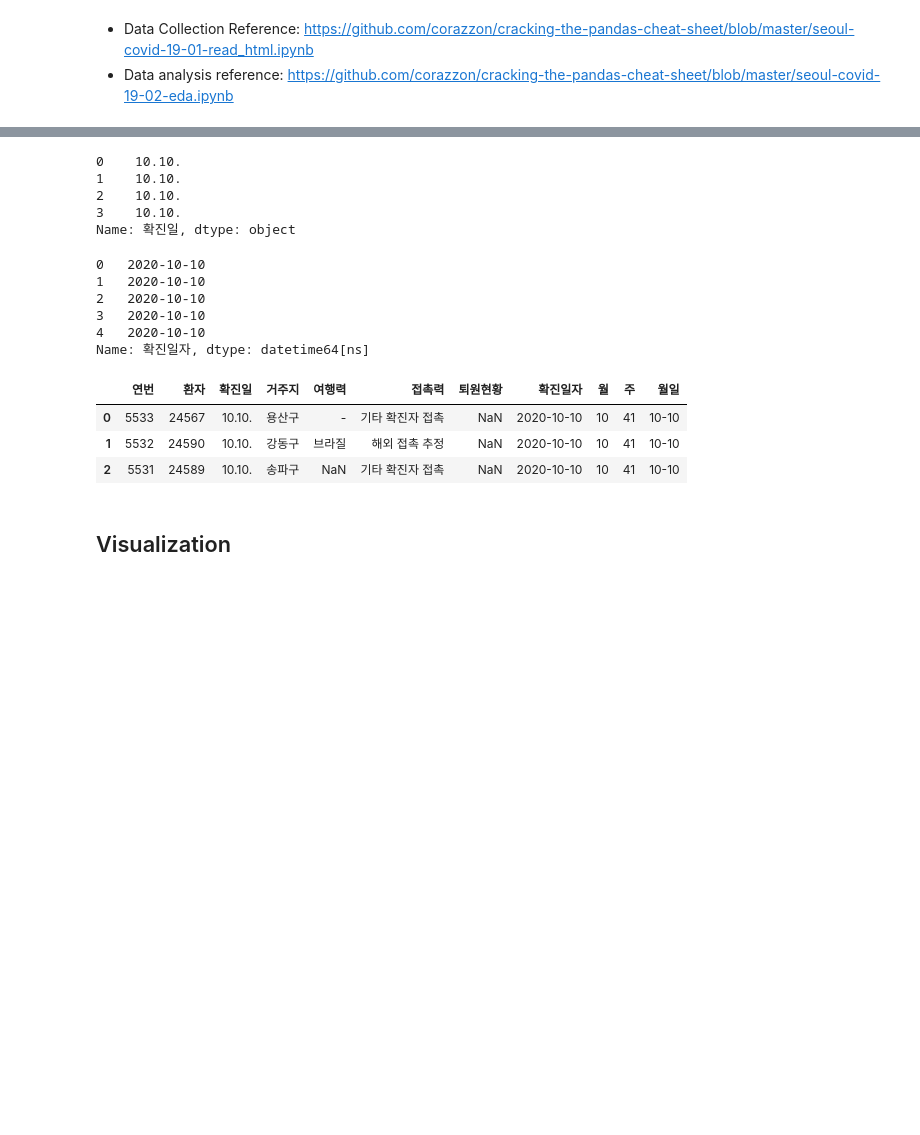
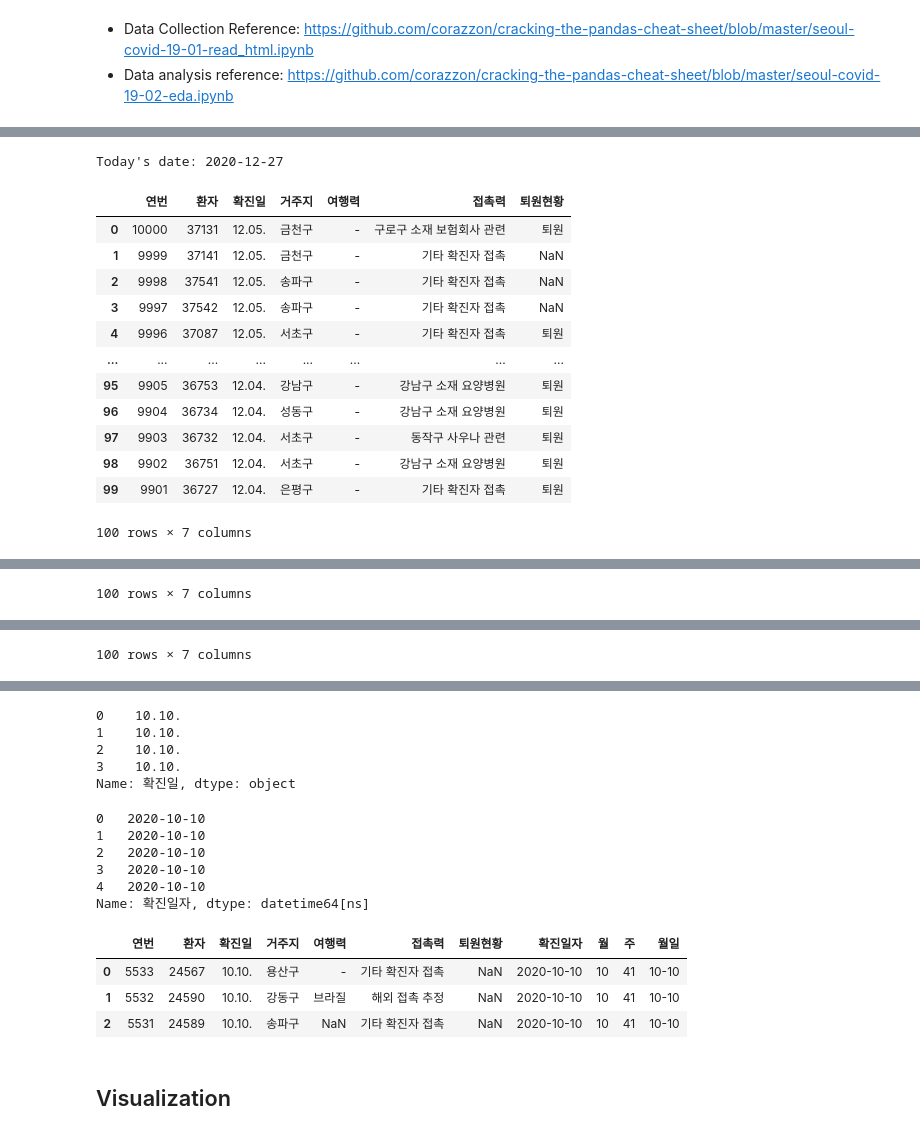
Before and after one commit to snoop2head/covid19_unknown_spread, a Jupyter notebook: track_unknown_paths.ipynb, the cells around one changed output, grey strips where cells are left out. Drawn from its saved outputs; the diff is of its cells as text; code cells hidden in the pictures; blank space fills up the shorter version.

```diff
--- a/track_unknown_paths.ipynb
+++ b/track_unknown_paths.ipynb
@@ -74,0 +272,78 @@ df.head()
+# %%
+paginate_next_2 = driver.find_element_by_xpath('/html/body/div[2]/div[2]/div[2]/div/div[9]/div[2]/div[3]/div[3]/div/div[2]/div[5]/a[2]')
+paginate_next_2.click()
+# %%
+from datetime import date
+
+today = date.today()
+print("Today's date:", today)
+
+from selenium import webdriver
+from selenium.common.exceptions import NoSuchElementException
+from bs4 import BeautifulSoup
+import urllib.request
+from urllib.parse import urlparse, parse_qs
+from getpass import getpass
+import threading
+import time
+import pandas as pd
+import numpy as np
+
+# chrome driver options
+options = webdriver.ChromeOptions()
+# options.add_argument("headless")
+options.add_experimental_option(
+    "prefs",
+    {
+        "download.default_directory": "./dataset_created",
+        "download.prompt_for_download": False,
+        "download.directory_upgrade": True,
+        "safebrowsing.enabled": True,
+    },
+)
+driver = webdriver.Chrome("./chromedriver", options=options)
+
+# get url
+url = "https://www.seoul.go.kr/coronaV/coronaStatus.do"
+driver.get(url)
+
+# move to 1 to 10000 section
+patient_1_to_10000 = driver.find_element_by_css_selector("#move-cont1 > div:nth-child(2) > div.tab-cont-wrap > div.new-tab > ul > li:nth-child(2) > button")
+patient_1_to_10000.click()
+
+# get the last page as index range
+button_last_page_2 = driver.find_element_by_xpath('/html/body/div[2]/div[2]/div[2]/div/div[9]/div[2]/div[3]/div[3]/div/div[2]/div[5]/span/a[6]')
+str_last_index = button_last_page_2.text
+int_last_index = int(str_last_index)
+int_last_index
+
+list_patient_data_total_10000 = []
+
+for num in range(int_last_index):
+    list_patient_data_100 = []
+
+    tables = pd.read_html(driver.page_source)
+    for table in tables:
+        if "연번" in table:
+            list_patient_data_100.append(table)
+    display(list_patient_data_100[-1])
+    list_patient_data_total_10000.append(list_patient_data_100[-1])
+
+    paginate_next_2 = driver.find_element_by_xpath('/html/body/div[2]/div[2]/div[2]/div/div[9]/div[2]/div[3]/div[3]/div/div[2]/div[5]/a[2]')
+    paginate_next_2.click()
+    time.sleep(1.5)
+# %% [output]
+Today's date: 2020-12-27
+|  | 연번 | 환자 | 확진일 | 거주지 | 여행력 | 접촉력 | 퇴원현황 |
+| 0 | 10000 | 37131 | 12.05. | 금천구 | - | 구로구 소재 보험회사 관련 | 퇴원 |
+| 1 | 9999 | 37141 | 12.05. | 금천구 | - | 기타 확진자 접촉 | NaN |
+| 2 | 9998 | 37541 | 12.05. | 송파구 | - | 기타 확진자 접촉 | NaN |
+| 3 | 9997 | 37542 | 12.05. | 송파구 | - | 기타 확진자 접촉 | NaN |
+| 4 | 9996 | 37087 | 12.05. | 서초구 | - | 기타 확진자 접촉 | 퇴원 |
+| ... | ... | ... | ... | ... | ... | ... | ... |
+| 95 | 9905 | 36753 | 12.04. | 강남구 | - | 강남구 소재 요양병원 | 퇴원 |
+| 96 | 9904 | 36734 | 12.04. | 성동구 | - | 강남구 소재 요양병원 | 퇴원 |
+| 97 | 9903 | 36732 | 12.04. | 서초구 | - | 동작구 사우나 관련 | 퇴원 |
+| 98 | 9902 | 36751 | 12.04. | 서초구 | - | 강남구 소재 요양병원 | 퇴원 |
+| 99 | 9901 | 36727 | 12.04. | 은평구 | - | 기타 확진자 접촉 | 퇴원 |
+100 rows × 7 columns
@@ -74,0 +362 @@ df.head()
+100 rows × 7 columns
@@ -74,0 +375 @@ df.head()
+100 rows × 7 columns
```
Also changed, not shown: parts of 33 cells of this notebook, 4 other files.
